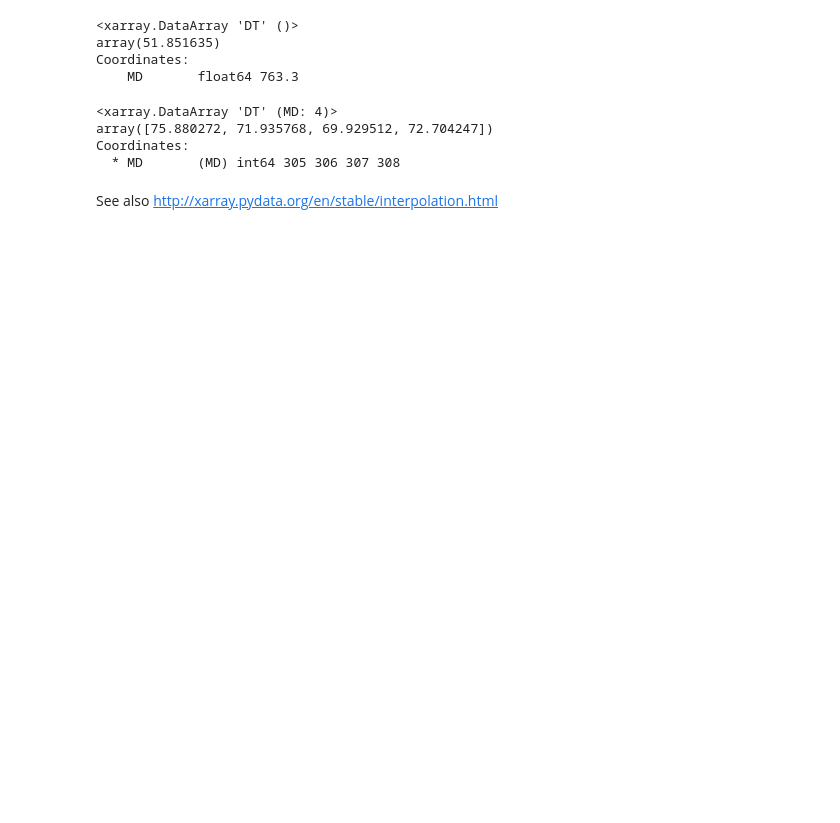
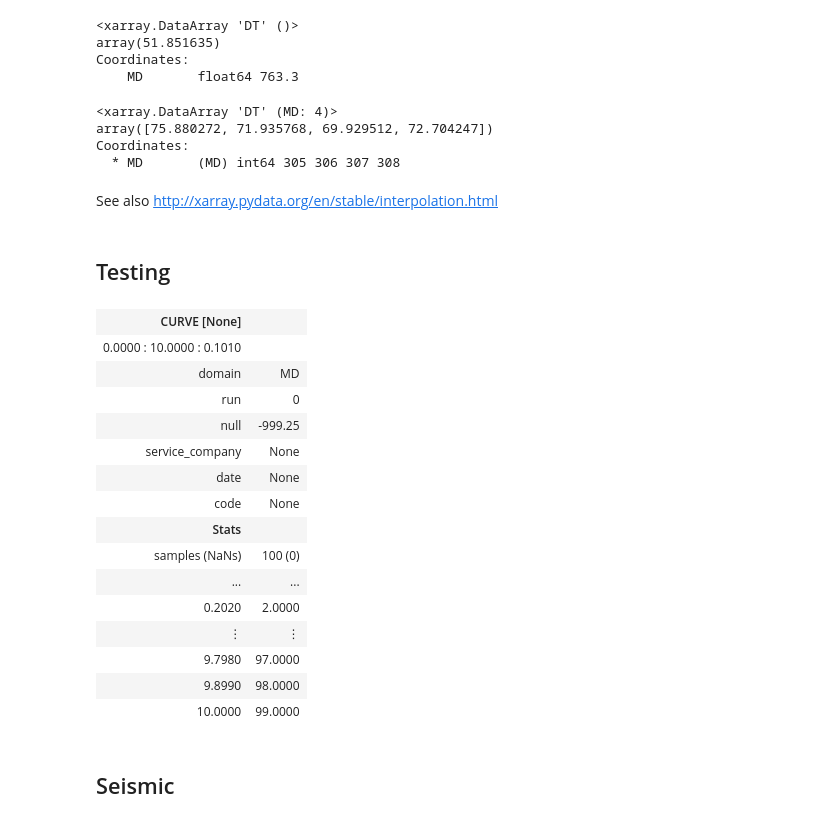
Before and after one commit to nathangeology/subsurface, a Jupyter notebook: notebooks/Curve_with_xarray_wrapper.ipynb, the cells around one changed output. Saved outputs shown, nothing was run; the diff lists cells and outputs as text; code cells hidden in the pictures; blank space fills up the shorter version.

```diff
--- a/notebooks/Curve_with_xarray_wrapper.ipynb
+++ b/notebooks/Curve_with_xarray_wrapper.ipynb
@@ -131,3 +113,31 @@ Coordinates:
   * MD       (MD) int64 305 306 307 308
 # %% [markdown]
 See also http://xarray.pydata.org/en/stable/interpolation.html
+# %% [markdown]
+## Testing
+# %%
+import numpy as np
+from subsurface import curve
+
+data = np.arange(100)
+coords = np.linspace(0, 10, data.size)
+curve.Curve(data, coords)
+# %% [output]
+| CURVE [None] |  |
+| 0.0000 : 10.0000 : 0.1010 |  |
+| domain | MD |
+| run | 0 |
+| null | -999.25 |
+| service_company | None |
+| date | None |
+| code | None |
+| Stats |  |
+| samples (NaNs) | 100 (0) |
+| ... | ... |
+| 0.2020 | 2.0000 |
+| ⋮ | ⋮ |
+| 9.7980 | 97.0000 |
+| 9.8990 | 98.0000 |
+| 10.0000 | 99.0000 |
+# %% [markdown]
+## Seismic
```
Also changed, not shown: parts of 10 cells of this notebook.
